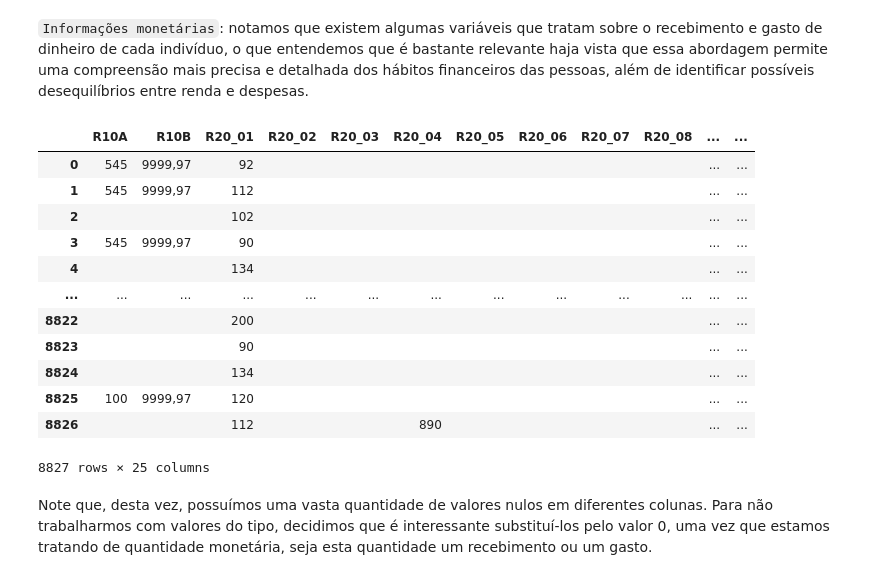
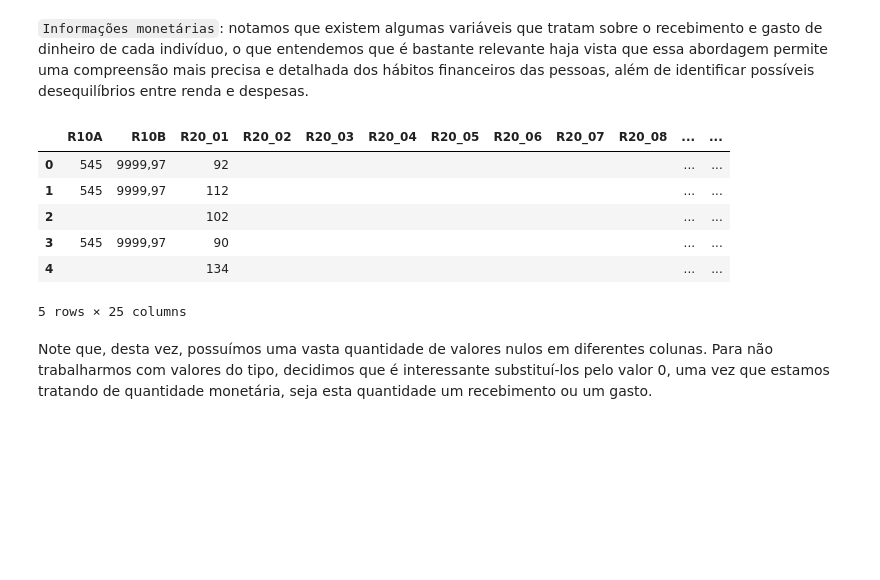
Before and after one commit to insper-classroom/23-1a-cd-p2-anderson_samuel_vinicius, a Jupyter notebook: Relatório.ipynb, the cells around one changed output. Drawn from its saved outputs; the diff is of its cells as text; code cells hidden in the pictures; blank space fills up the shorter version.

```diff
--- a/Relatório.ipynb
+++ b/Relatório.ipynb
@@ -160,21 +150,15 @@ info_demografico
 # %%
 info_money = responsaveis_df.loc[:, ['R10A', 'R10B', 'R20_01', 'R20_02', 'R20_03', 'R20_04', 'R20_05', 'R20_06', 'R20_07', 'R20_08', 'R20_09', 'R20_10', 'R20_11', 'R20_12', 'R20_13', 'R20_14', 'R20_15', 'R20_16', 'R20_17', 'R20_18', 'R20_98', 'R22', 'R25', 'R39', 'R82']]
 info_money = info_money.astype(str)
-info_money
+info_money.head(5)
 # %% [output]
 |  | R10A | R10B | R20_01 | R20_02 | R20_03 | R20_04 | R20_05 | R20_06 | R20_07 | R20_08 | ... | ... |
 | 0 | 545 | 9999,97 | 92 |  |  |  |  |  |  |  | ... | ... |
 | 1 | 545 | 9999,97 | 112 |  |  |  |  |  |  |  | ... | ... |
 | 2 |  |  | 102 |  |  |  |  |  |  |  | ... | ... |
 | 3 | 545 | 9999,97 | 90 |  |  |  |  |  |  |  | ... | ... |
 | 4 |  |  | 134 |  |  |  |  |  |  |  | ... | ... |
-| ... | ... | ... | ... | ... | ... | ... | ... | ... | ... | ... | ... | ... |
-| 8822 |  |  | 200 |  |  |  |  |  |  |  | ... | ... |
-| 8823 |  |  | 90 |  |  |  |  |  |  |  | ... | ... |
-| 8824 |  |  | 134 |  |  |  |  |  |  |  | ... | ... |
-| 8825 | 100 | 9999,97 | 120 |  |  |  |  |  |  |  | ... | ... |
-| 8826 |  |  | 112 |  |  | 890 |  |  |  |  | ... | ... |
-8827 rows × 25 columns
+5 rows × 25 columns
 # %% [markdown]
 Note que, desta vez, possuímos uma vasta quantidade de valores nulos em diferentes colunas. Para não trabalharmos com valores do tipo, decidimos que é interessante substituí-los pelo valor 0, uma vez que estamos tratando de quantidade monetária, seja esta quantidade um recebimento ou um gasto.
 # %%
```
Also changed, not shown: parts of 34 cells of this notebook.
